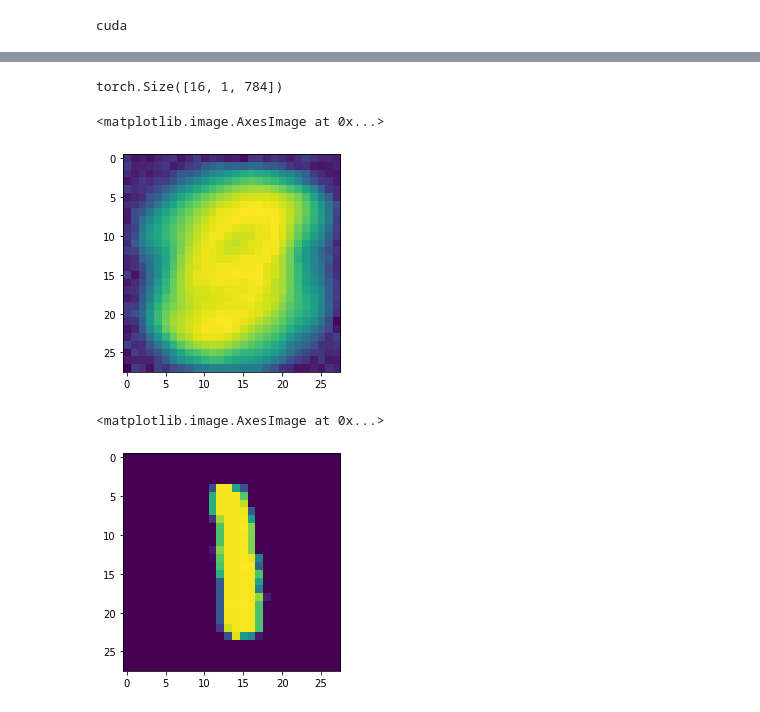
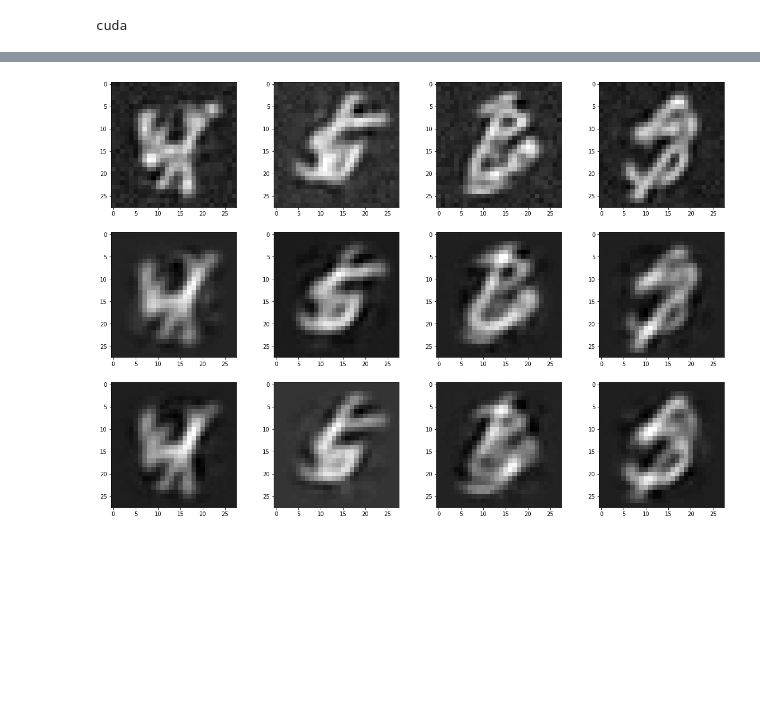
Before and after one commit to Denylson-Fuentes/Image-Disambiguity, a Jupyter notebook: Image Disambiguity.ipynb, the cells around one changed output, grey strips where cells are left out. Drawn from its saved outputs; the diff is of its cells as text; code cells hidden in the pictures; blank space fills up the shorter version.

```diff
--- a/Image Disambiguity.ipynb
+++ b/Image Disambiguity.ipynb
@@ -224,7 +226,7 @@ target_transform= transforms.Compose(
 mnist_superimposed = MNISTsuperimposed("./MNIST data/train", train = True, download = True, transform = transform, target_transform=target_transform)
 # %%
 from torch.utils.data import DataLoader
-trainset = DataLoader(mnist_superimposed, batch_size=16, shuffle = False)
+trainset = DataLoader(mnist_superimposed, batch_size=256, shuffle = False)
 # %%
 def show_images(dataset, training = True):
 
@@ -341,21 +365,25 @@ class AE(nn.Module):
 # %%
 device = 'cuda' if torch.cuda.is_available() else 'cpu'
-AEnet = AE().to(device)
+AEnet = Trash().to(device)
 optimizer = torch.optim.Adam(AEnet.parameters(), lr=1e-4)
-criterion = nn.BCEWithLogitsLoss()
+# criterion2 = nn.BCEWithLogitsLoss()
+criterion2 = nn.MSELoss()
 print(device)
 # %% [output]
 cuda
 # %%
-epochs = 1
+epochs = 100
 train_loss = []
 flag = True
 for epoch in range(epochs):
     running_loss = 0.0
     for i, data in enumerate(trainset):
         optimizer.zero_grad()
-        outputs = AEnet(data[0].to(device))
-        loss = criterion(outputs[0].squeeze(1),torch.flatten(data[1][0],1).to(device)) + criterion(outputs[1].squeeze(1),torch.flatten(data[1][1],1).to(device))
+        outputs = AEnet((data[0].to(device) , data[1][0].to(device)), flag=True)
+
+        loss = criterion2(torch.flatten(outputs[0],2).squeeze(1),torch.flatten(data[1][0],1).to(device)) + \
+        criterion2(outputs[1].squeeze(1),torch.flatten(data[1][1],1).to(device))+ \
+        criterion2(outputs[2].squeeze(1),torch.flatten(data[1][2],1).to(device))
         loss.backward()
         optimizer.step()
         train_loss.append(loss.item())
@@ -386,15 +414,25 @@ flag = False
 Finished Training
 # %%
-import matplotlib.pyplot as plt
-print(outputs[0].shape)
-plt.imshow(outputs[0][1,:,:].reshape(28,28).cpu().detach().numpy())
+#Print only the output images
+def show_output_images(outputs, training = True):
+
+    fig = plt.figure(figsize = (20, 14))
+    rows = 3
+    columns = 4
+    j=0
+    for i in range(1,columns*rows+1):
+        if i >=1 and i< 5:
+            fig.add_subplot(rows, columns, i)
+
+            plt.imshow(outputs[0][i].cpu().detach().numpy().reshape(28,28), cmap='gray')
+        if i >=5 and i < 9:
+            fig.add_subplot(rows, columns, i)
+            plt.imshow(outputs[1][i-4].cpu().detach().numpy().reshape(28,28), cmap='gray')
+        if i >= 9 and i<13:
+            fig.add_subplot(rows, columns, i)
+            plt.imshow(outputs[2][i-8].cpu().detach().numpy().reshape(28,28), cmap='gray')
-# %% [output]
-torch.Size([16, 1, 784])
-<matplotlib.image.AxesImage at 0x...>
-[figure, removed]
 # %%
-plt.imshow(data[1][1][1].squeeze(0))
+show_output_images(outputs)
 # %% [output]
-<matplotlib.image.AxesImage at 0x...>
-[figure, old version]
+[figure, new version]
 # %%
```
Also changed, not shown: parts of 7 cells of this notebook, 1 other file.
